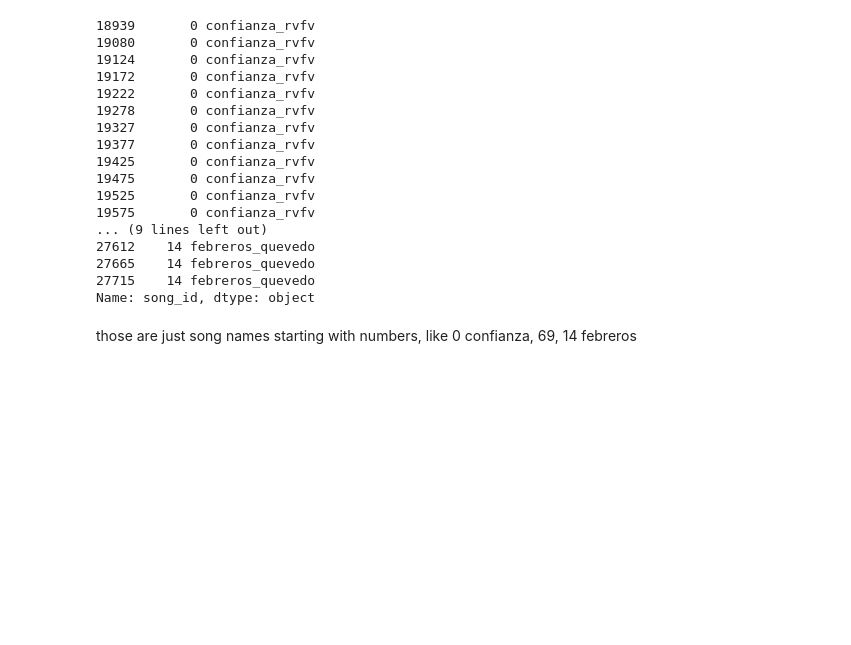
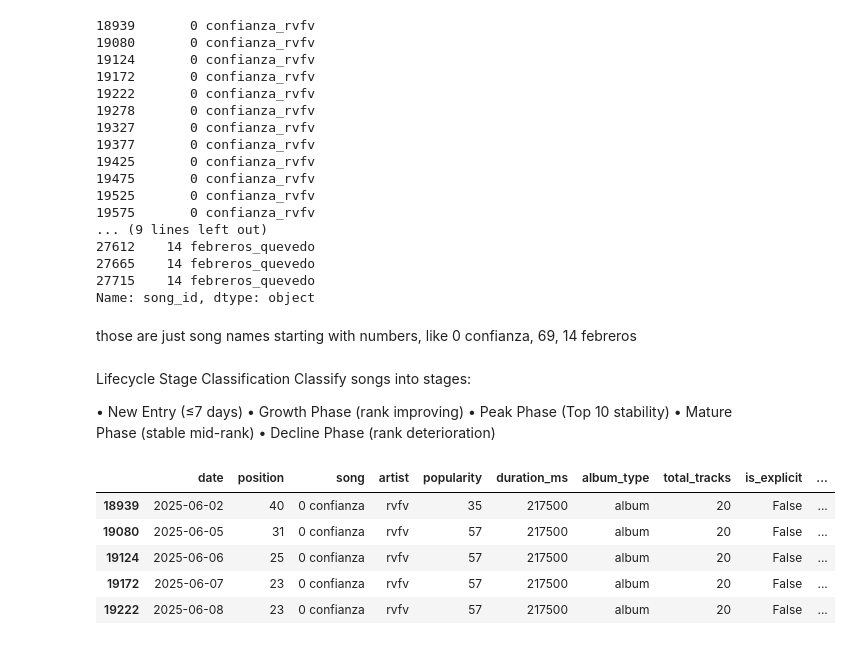
Before and after one commit to ruhaanizm/spaintopfifty, a Jupyter notebook: eda.ipynb, the cells around one changed output. Cells and saved outputs as stored; diff of their text form; code cells hidden in the pictures; blank space fills up the shorter version.

```diff
--- a/eda.ipynb
+++ b/eda.ipynb
@@ -205,3 +205,25 @@ those are just song names starting with numbers, like 0 confianza, 69, 14 febrer
 # %%
 df.to_csv("data/processed/cleaned_data.csv", index=False)
 lifecycle_df.to_csv("data/processed/lifecycle_data.csv", index=False)
+# %% [markdown]
+Lifecycle Stage Classification
+Classify songs into stages:
+
+• New Entry (≤7 days)
+• Growth Phase (rank improving)
+• Peak Phase (Top 10 stability)
+• Mature Phase (stable mid-rank)
+• Decline Phase (rank deterioration)
+# %%
+df['days_since_entry'] = (df['date'] - df['entry_date']).dt.days
+# %%
+df = df.sort_values(['song_id', 'date'])
+# %%
+df.head()
+# %% [output]
+|  | date | position | song | artist | popularity | duration_ms | album_type | total_tracks | is_explicit | ... |
+| 18939 | 2025-06-02 | 40 | 0 confianza | rvfv | 35 | 217500 | album | 20 | False | ... |
+| 19080 | 2025-06-05 | 31 | 0 confianza | rvfv | 57 | 217500 | album | 20 | False | ... |
+| 19124 | 2025-06-06 | 25 | 0 confianza | rvfv | 57 | 217500 | album | 20 | False | ... |
+| 19172 | 2025-06-07 | 23 | 0 confianza | rvfv | 57 | 217500 | album | 20 | False | ... |
+| 19222 | 2025-06-08 | 23 | 0 confianza | rvfv | 57 | 217500 | album | 20 | False | ... |
```
Also changed, not shown: parts of 27 cells of this notebook, 3 other files.
